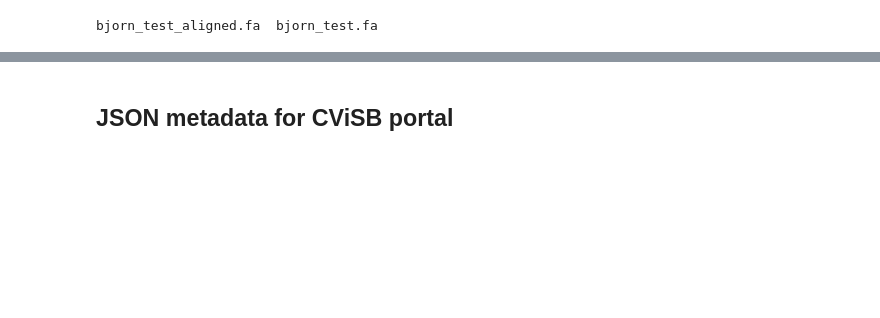
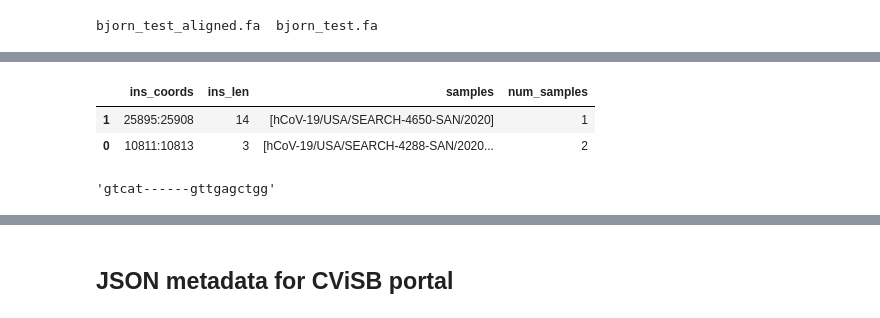
Before and after one commit to AlaaALatif/bjorn, a Jupyter notebook: lab.ipynb, the cells around one changed output, grey strips where cells are left out. Drawn from its saved outputs; the diff is of its cells as text; code cells hidden in the pictures; blank space fills up the shorter version.

```diff
--- a/lab.ipynb
+++ b/lab.ipynb
@@ -299,0 +395,6 @@ align_fasta(msa_dir/out_dir.basename())
+# %%
+ins_seqs
+# %% [output]
+|  | ins_coords | ins_len | samples | num_samples |
+| 1 | 25895:25908 | 14 | [hCoV-19/USA/SEARCH-4650-SAN/2020] | 1 |
+| 0 | 10811:10813 | 3 | [hCoV-19/USA/SEARCH-4288-SAN/2020... | 2 |
@@ -299,0 +407,4 @@ align_fasta(msa_dir/out_dir.basename())
+# %%
+seq[509:530]
+# %% [output]
+'gtcat------gttgagctgg'
```
Also changed, not shown: parts of 51 cells of this notebook.
